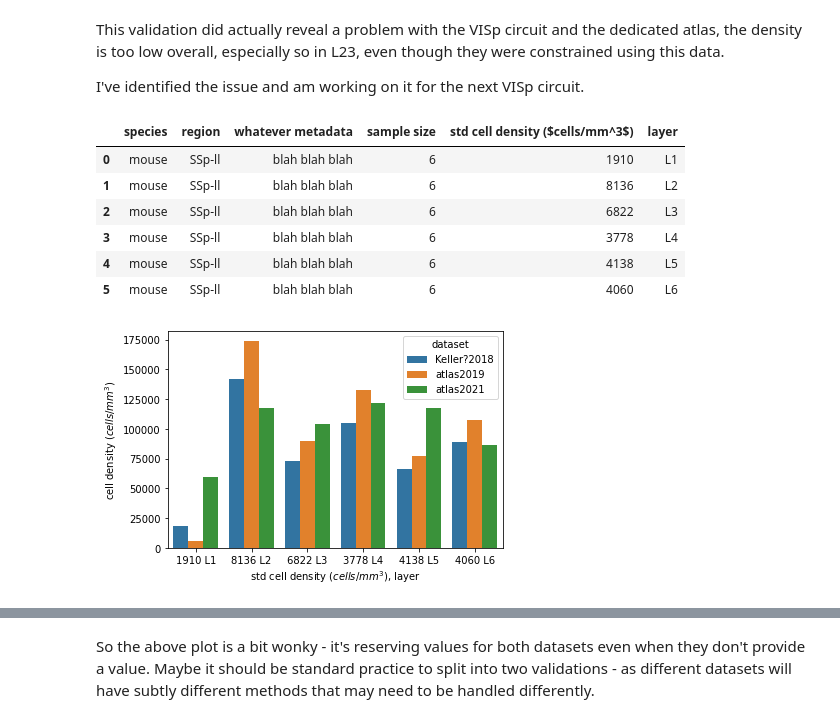
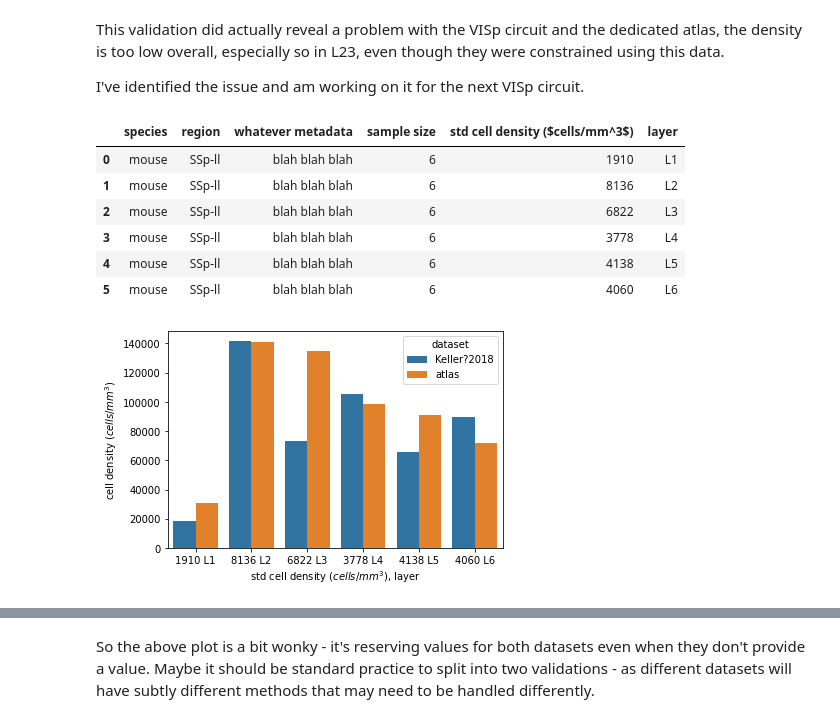
Before and after one commit to HDictus/pyRMV, a Jupyter notebook: Validate Visual Cortex cell density.ipynb, the cells around one changed output, grey strips where cells are left out. Cells and saved outputs as stored; diff of their text form; code cells hidden in the pictures.

```diff
--- a/Validate Visual Cortex cell density.ipynb
+++ b/Validate Visual Cortex cell density.ipynb
@@ -31,4 +22,11 @@ atlas2022 = BBPAtlas("/gpfs/bbp.cscs.ch/project/proj148/atlas/VISp/20220512/", l
 VISp2022 = BBPCircuit("/gpfs/bbp.cscs.ch/project/proj148/scratch/V1/sonata/circuit_config.json", label='circuit')
 # %%
-msk = atlas2022.mask({'layer': 'L23'}).raw
-d = atlas2022._density(pd.DataFrame({'layer': ['L23']}))
+#VISp2022.cell_count(pd.DataFrame())
+from tqdm import tqdm
+import yaml
+class BBPAtlasMeTypes(BBPAtlas):
+    def _densities(self, parameters):
+        comp = yaml.load(open(self._path / 'composition.yaml', 'r'), Loader=yaml.SafeLoader)
+        metd = [el['density'][1:][:-1] for el in comp['neurons']]
+        total = sum(self._atlas.load_data(met).raw for met in tqdm(metd))
+        return [total for _ in range(parameters.shape[0])]
@@ -70,16 +78,16 @@ This validation did actually reveal a problem with the VISp circuit and the dedi
 
 I've identified the issue and am working on it for the next VISp circuit.
 # %%
-keller_result = analyses.keller_density_2018(atlas2019, atlas2021)
+keller_result = analyses.keller_density_2018(BBPAtlasMeTypes("/gpfs/bbp.cscs.ch/project/proj148/scratch/circuits/20221114/.atlas"))
 analyses.keller_density_2018.parameters
 # %% [output]
 |  | species | region | whatever metadata | sample size | std cell density ($cells/mm^3$) | layer |
 | 0 | mouse | SSp-ll | blah blah blah | 6 | 1910 | L1 |
 | 1 | mouse | SSp-ll | blah blah blah | 6 | 8136 | L2 |
 | 2 | mouse | SSp-ll | blah blah blah | 6 | 6822 | L3 |
 | 3 | mouse | SSp-ll | blah blah blah | 6 | 3778 | L4 |
 | 4 | mouse | SSp-ll | blah blah blah | 6 | 4138 | L5 |
 | 5 | mouse | SSp-ll | blah blah blah | 6 | 4060 | L6 |
-[figure, old version]
+[figure, new version]
 # %%
 print(analyses.schuz_density_1989.parameters)
```
Also changed, not shown: parts of 6 cells of this notebook, 1 other file.
